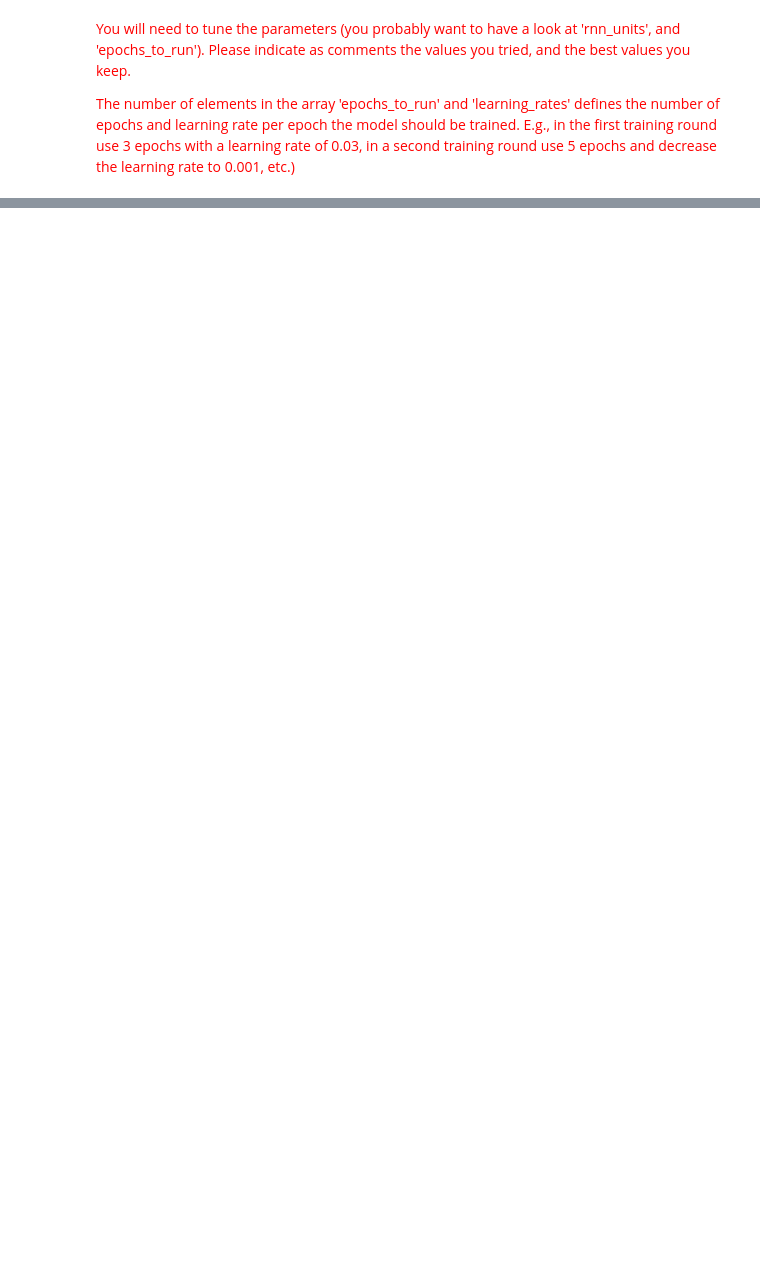
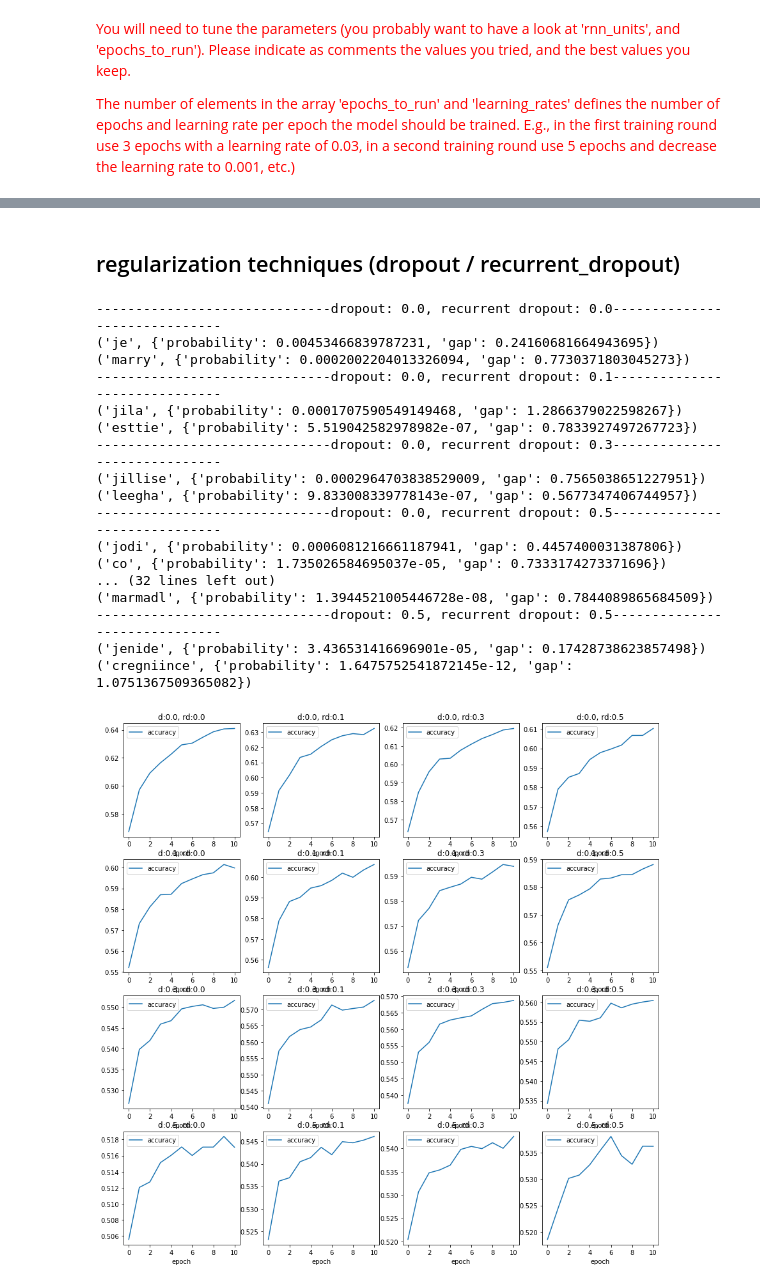
Before and after one commit to FabianGroeger96/mse-analysis-text-data, a Jupyter notebook: SW08/MSE_AnTeDe_Lab8_NameGenerator.ipynb, the cells around one changed output, grey strips where cells are left out. Drawn from its saved outputs; the diff is of its cells as text; code cells hidden in the pictures; blank space fills up the shorter version.

```diff
--- a/SW08/MSE_AnTeDe_Lab8_NameGenerator.ipynb
+++ b/SW08/MSE_AnTeDe_Lab8_NameGenerator.ipynb
@@ -465,0 +692,58 @@ generate_name(model, parameters)
+# %% [markdown]
+## regularization techniques (dropout / recurrent_dropout)
+# %%
+dropout_rates = [0.0, 0.1, 0.3, 0.5]
+
+# use the same model, but change the regularization
+parameters['rnn_type'] = 'GRU'
+parameters['rnn_units'] = 128
+
+plt.figure(1, figsize=(15, 15))
+
+for index, (dropout, recurrent_dropout) in enumerate(itertools.product(dropout_rates, dropout_rates)):
+    print('-'*30 + 'dropout: {0}, recurrent dropout: {1}'.format(dropout, recurrent_dropout) + '-'*30)
+    parameters['dropout'] = dropout
+    parameters['recurrent_dropout'] = recurrent_dropout
+
+    load_data(parameters)
+
+    parameters["iter"] = 0
+    parameters["total_epochs"] = 0
+    parameters["history"] = {}
+
+    model = create_model(parameters)
+    compile_model(
+        model,
+        parameters
+    )
+
+    for i in range(len(parameters["epochs_to_run"])):
+        train_model(model, parameters)
+        parameters["iter"] = i
+
+    plt.subplot(len(dropout_rates), len(dropout_rates), index+1)
+    plot_training_session(parameters, plots=["accuracy"],
+                          title='d:{0}, rd:{1}'.format(dropout, recurrent_dropout), show=False)
+
+    print(generate_name(model, parameters, start_char = 'j'))
+    print(generate_name(model, parameters))
+plt.show()
+# %% [output]
+------------------------------dropout: 0.0, recurrent dropout: 0.0------------------------------
+('je', {'probability': 0.00453466839787231, 'gap': 0.24160681664943695})
+('marry', {'probability': 0.0002002204013326094, 'gap': 0.7730371803045273})
+------------------------------dropout: 0.0, recurrent dropout: 0.1------------------------------
+('jila', {'probability': 0.0001707590549149468, 'gap': 1.2866379022598267})
+('esttie', {'probability': 5.519042582978982e-07, 'gap': 0.7833927497267723})
+------------------------------dropout: 0.0, recurrent dropout: 0.3------------------------------
+('jillise', {'probability': 0.0002964703838529009, 'gap': 0.7565038651227951})
+('leegha', {'probability': 9.833008339778143e-07, 'gap': 0.5677347406744957})
+------------------------------dropout: 0.0, recurrent dropout: 0.5------------------------------
+('jodi', {'probability': 0.0006081216661187941, 'gap': 0.4457400031387806})
+('co', {'probability': 1.735026584695037e-05, 'gap': 0.7333174273371696})
+... (32 lines left out)
+('marmadl', {'probability': 1.3944521005446728e-08, 'gap': 0.7844089865684509})
+------------------------------dropout: 0.5, recurrent dropout: 0.5------------------------------
+('jenide', {'probability': 3.436531416696901e-05, 'gap': 0.17428738623857498})
+('cregniince', {'probability': 1.6475752541872145e-12, 'gap': 1.0751367509365082})
+[figure, added]
```
Also changed, not shown: parts of 15 cells of this notebook.
